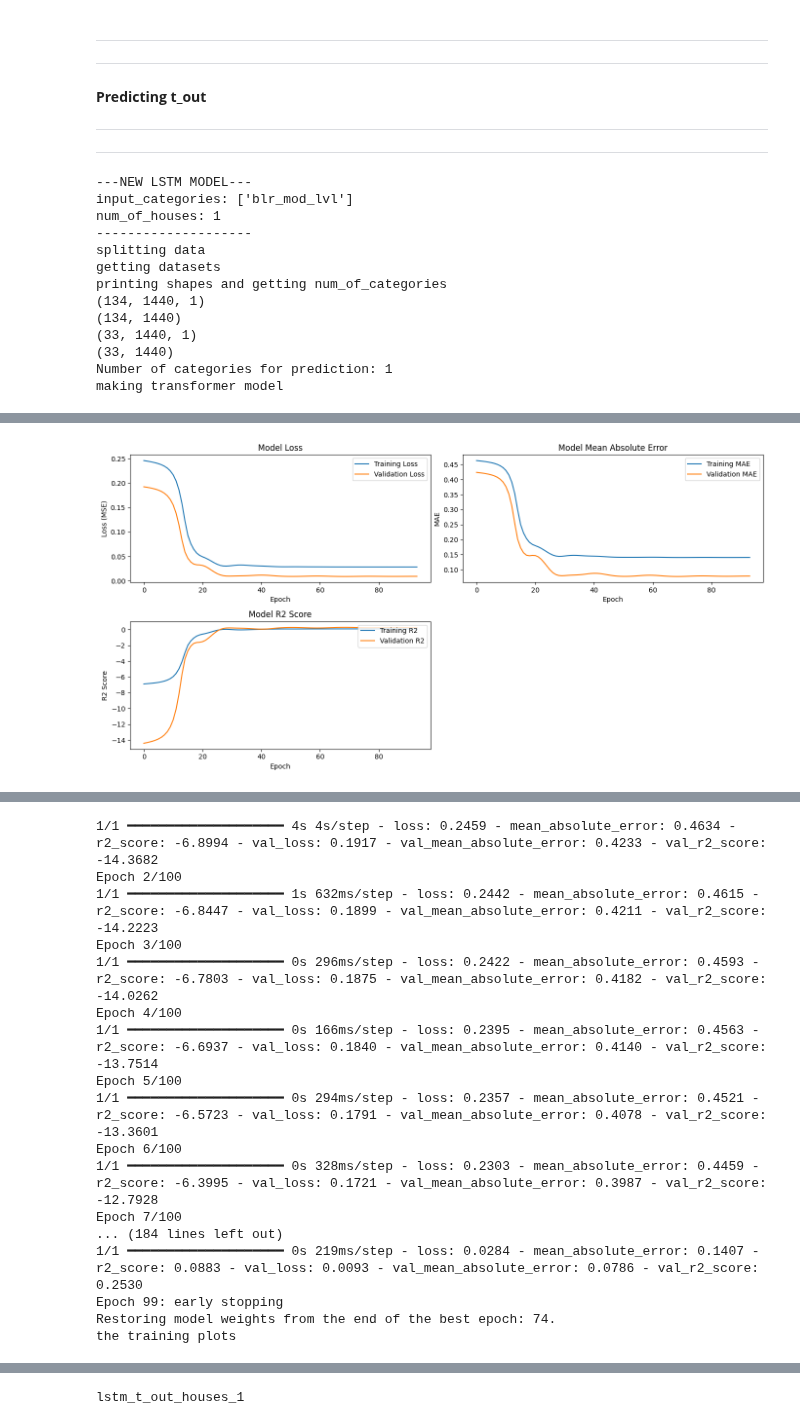
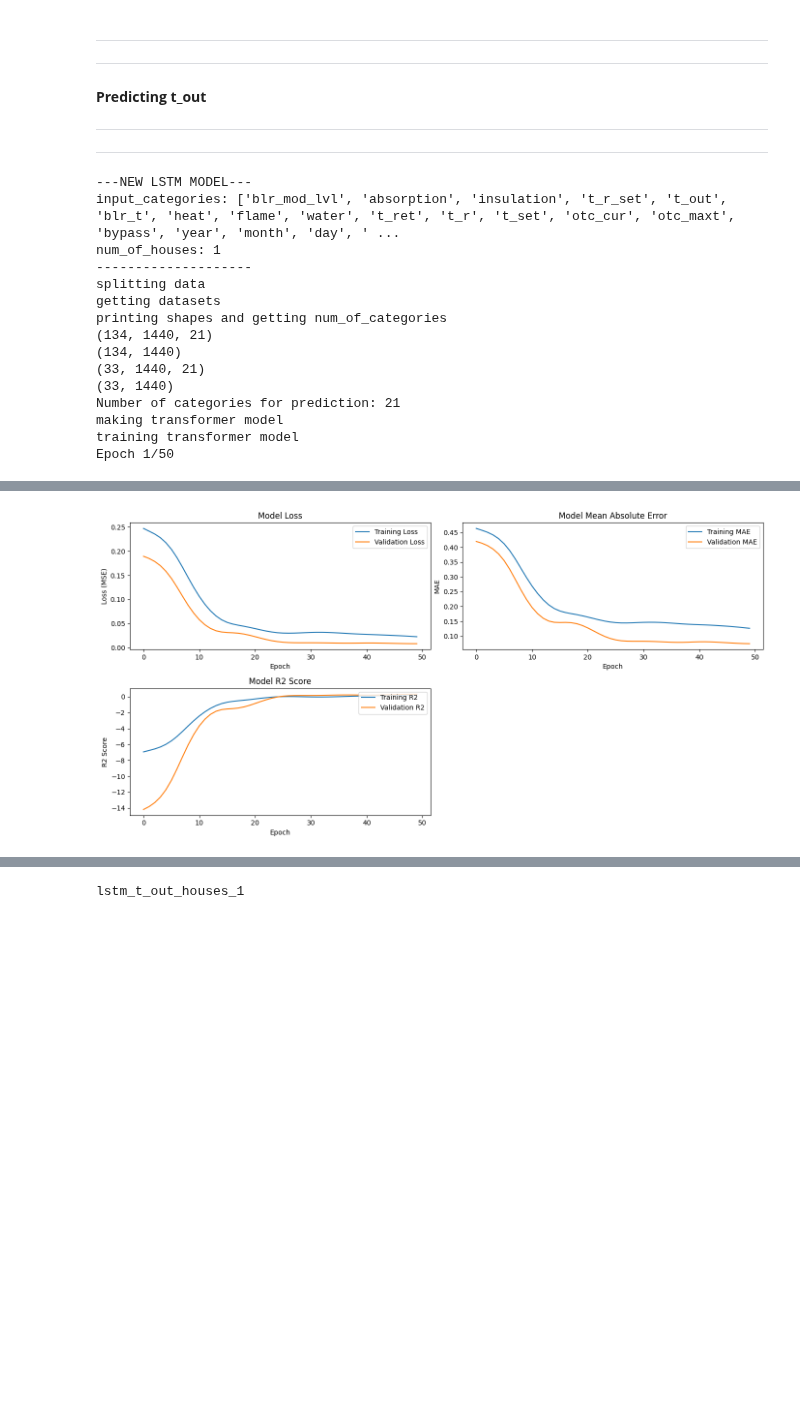
Before and after one commit to GeorgiosKalaras/boilers, a Jupyter notebook: code/lstm_processing_data.ipynb, the cells around one changed output, grey strips where cells are left out. Drawn from its saved outputs; the diff is of its cells as text; code cells hidden in the pictures; blank space fills up the shorter version.

Commit message:
trying new lstm models

```diff
--- a/code/lstm_processing_data.ipynb
+++ b/code/lstm_processing_data.ipynb
@@ -501,6 +547,6 @@ lstm_blr_mod_lvl_absorption_insulation_t_r_set_t_out_houses_28  blr_mod_lvl_abso
 # %%
 # do it all completely
-def lstm_model_complete(train_data, val_data, input_categories, num_of_houses, batch_size, output_category='normalized_blr_mod_lvl'):
+def lstm_model_complete(train_data, val_data, input_categories, num_of_houses, batch_size, output_category='blr_mod_lvl'):
     print("splitting data")
     selected_houses = houses[:num_of_houses]
     input_train, target_train, input_val, target_val = get_split_data(train_data, val_data, input_categories, selected_houses, output_category)
@@ -750,25 +792,19 @@ lstm_blr_mod_lvl_absorption_insulation_t_r_set_t_out_houses_28  blr_mod_lvl_abso
 **-------------------------------------------------------------------**
 # %%
 # !!! training to predict 'absorption' instead of 'blr_mod_lvl' !!!
+# !! testing training with 50 seasons (patience = 25)
+batch_size=512
 
-# I am calling the scalers from memory, because 'absorption' has different scalers, not simply:  /100
-
-# !! testing training with 100 seasons (patience = 25)
-
-
-# with "improved" LSTM layers of model  AND no shuffling for datasets
-batch_size=512
-# !!! geting error_metrics !!!
-
-for input_category in prediction_categories:
-    input_categories = [input_category]
-    test_values_per_house, test_dataset_per_house = get_test_data_per_house(input_categories, batch_size=batch_size, category='absorption', output_category='normalized_absorption')
-    for num_of_houses in possible_num_of_houses[:1]:
+#for input_category in prediction_categories:
+#input_categories = [input_category]
+input_categories = prediction_categories
+test_values_per_house, test_dataset_per_house = get_test_data_per_house(input_categories, batch_size=batch_size, category='absorption', output_category='absorption')
+for num_of_houses in possible_num_of_houses[:1]:
         print("---NEW LSTM MODEL---")
         print("input_categories: "+str(input_categories))
         print("num_of_houses: "+str(num_of_houses))
         print("--------------------")
-        model, history, input_categories, num_of_houses = lstm_model_complete(train_data, val_data, input_categories, num_of_houses, batch_size=batch_size, output_category='normalized_absorption')
+        model, history, input_categories, num_of_houses = lstm_model_complete(train_data, val_data, input_categories, num_of_houses, batch_size=batch_size, output_category='absorption')
         doing_testing(model, input_categories, num_of_houses, test_values_per_house, test_dataset_per_house, category='absorption', save_path='/content/drive/Othercomputers/My_Laptop/code/predicting_absorption/lstm_predictions/', path_to_lstm_error_metrics='/content/drive/Othercomputers/My_Laptop/code/predicting_absorption/absorption_lstm_error_metrics.csv')
         print("--------------------")
 # %% [output]
@@ -1001,37 +948,34 @@ Output hidden; open in https://colab.research.google.com to view.
 ---
 # %%
 # !!! training to predict 't_out' instead of 'blr_mod_lvl' !!!
+# !! testing training with 50 seasons (patience = 25)
+batch_size=512
 
-# I am calling the scalers from memory, because 't_out' has different scalers, not simply:  /100
-
-# !! testing training with 100 seasons (patience = 25)
-
-# with "improved" LSTM layers of model  AND no shuffling for datasets
-batch_size=512
-# !!! geting error_metrics !!!
-
-for input_category in prediction_categories:
-    input_categories = [input_category]
-    test_values_per_house, test_dataset_per_house = get_test_data_per_house(input_categories, batch_size=batch_size, category='t_out', output_category='normalized_t_out')
-    for num_of_houses in possible_num_of_houses[:1]:
+#for input_category in prediction_categories:
+#    input_categories = [input_category]
+input_categories = prediction_categories
+test_values_per_house, test_dataset_per_house = get_test_data_per_house(input_categories, batch_size=batch_size, category='t_out', output_category='t_out')
+for num_of_houses in possible_num_of_houses[:1]:
         print("---NEW LSTM MODEL---")
         print("input_categories: "+str(input_categories))
         print("num_of_houses: "+str(num_of_houses))
         print("--------------------")
-        model, history, input_categories, num_of_houses = lstm_model_complete(train_data, val_data, input_categories, num_of_houses, batch_size=batch_size, output_category='normalized_t_out')
+        model, history, input_categories, num_of_houses = lstm_model_complete(train_data, val_data, input_categories, num_of_houses, batch_size=batch_size, output_category='t_out')
         doing_testing(model, input_categories, num_of_houses, test_values_per_house, test_dataset_per_house, category='t_out', save_path='/content/drive/Othercomputers/My_Laptop/code/predicting_t_out/lstm_predictions/', path_to_lstm_error_metrics='/content/drive/Othercomputers/My_Laptop/code/predicting_t_out/t_out_lstm_error_metrics.csv')
         print("--------------------")
 # %% [output]
 ---NEW LSTM MODEL---
-input_categories: ['blr_mod_lvl']
+input_categories: ['blr_mod_lvl', 'absorption', 'insulation', 't_r_set', 't_out', 'blr_t', 'heat', 'flame', 'water', 't_ret', 't_r', 't_set', 'otc_cur', 'otc_maxt', 'bypass', 'year', 'month', 'day', ' ...
 num_of_houses: 1
 --------------------
 splitting data
 getting datasets
 printing shapes and getting num_of_categories
-(134, 1440, 1)
+(134, 1440, 21)
 (134, 1440)
-(33, 1440, 1)
+(33, 1440, 21)
 (33, 1440)
-Number of categories for prediction: 1
+Number of categories for prediction: 21
 making transformer model
+training transformer model
+Epoch 1/50
@@ -1054,3 +998,3 @@ Restoring model weights from the end of the best epoch: 69.
 the training plots
-[figure, old version]
+[figure, new version]
 getting error metrics
@@ -1073,17 +1016,0 @@ Epoch 1/100
-1/1 ━━━━━━━━━━━━━━━━━━━━ 4s 4s/step - loss: 0.2459 - mean_absolute_error: 0.4634 - r2_score: -6.8994 - val_loss: 0.1917 - val_mean_absolute_error: 0.4233 - val_r2_score: -14.3682
-Epoch 2/100
-1/1 ━━━━━━━━━━━━━━━━━━━━ 1s 632ms/step - loss: 0.2442 - mean_absolute_error: 0.4615 - r2_score: -6.8447 - val_loss: 0.1899 - val_mean_absolute_error: 0.4211 - val_r2_score: -14.2223
-Epoch 3/100
-1/1 ━━━━━━━━━━━━━━━━━━━━ 0s 296ms/step - loss: 0.2422 - mean_absolute_error: 0.4593 - r2_score: -6.7803 - val_loss: 0.1875 - val_mean_absolute_error: 0.4182 - val_r2_score: -14.0262
-Epoch 4/100
-1/1 ━━━━━━━━━━━━━━━━━━━━ 0s 166ms/step - loss: 0.2395 - mean_absolute_error: 0.4563 - r2_score: -6.6937 - val_loss: 0.1840 - val_mean_absolute_error: 0.4140 - val_r2_score: -13.7514
-Epoch 5/100
-1/1 ━━━━━━━━━━━━━━━━━━━━ 0s 294ms/step - loss: 0.2357 - mean_absolute_error: 0.4521 - r2_score: -6.5723 - val_loss: 0.1791 - val_mean_absolute_error: 0.4078 - val_r2_score: -13.3601
-Epoch 6/100
-1/1 ━━━━━━━━━━━━━━━━━━━━ 0s 328ms/step - loss: 0.2303 - mean_absolute_error: 0.4459 - r2_score: -6.3995 - val_loss: 0.1721 - val_mean_absolute_error: 0.3987 - val_r2_score: -12.7928
-Epoch 7/100
-... (184 lines left out)
-1/1 ━━━━━━━━━━━━━━━━━━━━ 0s 219ms/step - loss: 0.0284 - mean_absolute_error: 0.1407 - r2_score: 0.0883 - val_loss: 0.0093 - val_mean_absolute_error: 0.0786 - val_r2_score: 0.2530
-Epoch 99: early stopping
-Restoring model weights from the end of the best epoch: 74.
-the training plots
```
Also changed, not shown: parts of 23 cells of this notebook, 7 other files.
